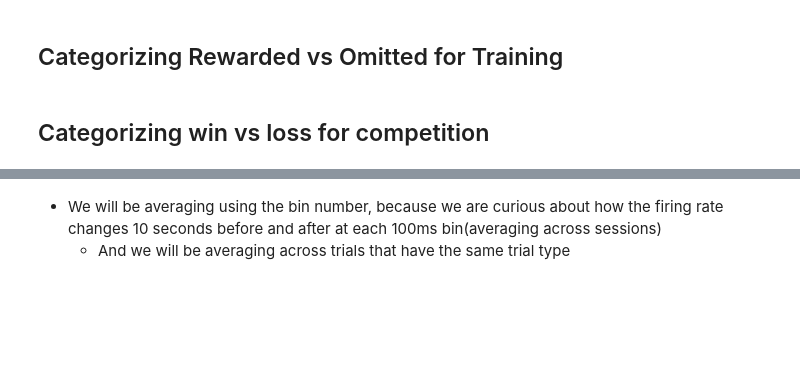
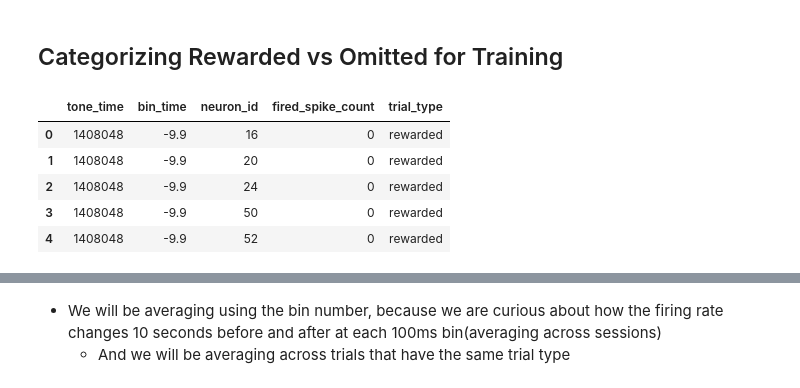
Before and after one commit to padillacoreanolab/reward_competition_ephys_analysis_with_omission_and_divider_controls, a Jupyter notebook: results/2023_02_02_rc_om_ephys_preprocessing/subject_6_1/20221214/07_spike_plotting.ipynb, the cells around one changed output, grey strips where cells are left out. Drawn from its saved outputs; the diff is of its cells as text; code cells hidden in the pictures; blank space fills up the shorter version.

```diff
--- a/results/2023_02_02_rc_om_ephys_preprocessing/subject_6_1/20221214/07_spike_plotting.ipynb
+++ b/results/2023_02_02_rc_om_ephys_preprocessing/subject_6_1/20221214/07_spike_plotting.ipynb
@@ -784,0 +770,2 @@ binned_spike_tone_time_df.tail()
+# %%
+binned_spike_tone_time_df["bin_time"] = binned_spike_tone_time_df["bin_number"] * bin_duration
@@ -845,0 +794,2 @@ firing_rate_df["bin"] = firing_rate_df["index"] - firing_rate_df["tone_time"]
+# %%
+binned_spike_fire_count_df = binned_spike_tone_time_df.drop(columns=["before_or_after", "bin_number"]).groupby(["tone_time", "bin_time", "neuron_id"]).count().unstack(fill_value=0).stack().reset_index().rename(columns={"spike_time": "fired_spike_count"})
@@ -857,2 +815,0 @@ firing_rate_df["tone_label"] = firing_rate_df["tone_time"].map(tone_timestamp_to
-# %% [markdown]
-## Categorizing win vs loss for competition
@@ -860,0 +818,9 @@ firing_rate_df.head()
+# %%
+binned_spike_fire_count_df.head()
+# %% [output]
+|  | tone_time | bin_time | neuron_id | fired_spike_count | trial_type |
+| 0 | 1408048 | -9.9 | 16 | 0 | rewarded |
+| 1 | 1408048 | -9.9 | 20 | 0 | rewarded |
+| 2 | 1408048 | -9.9 | 24 | 0 | rewarded |
+| 3 | 1408048 | -9.9 | 50 | 0 | rewarded |
+| 4 | 1408048 | -9.9 | 52 | 0 | rewarded |
```
Also changed, not shown: parts of 88 cells of this notebook.
